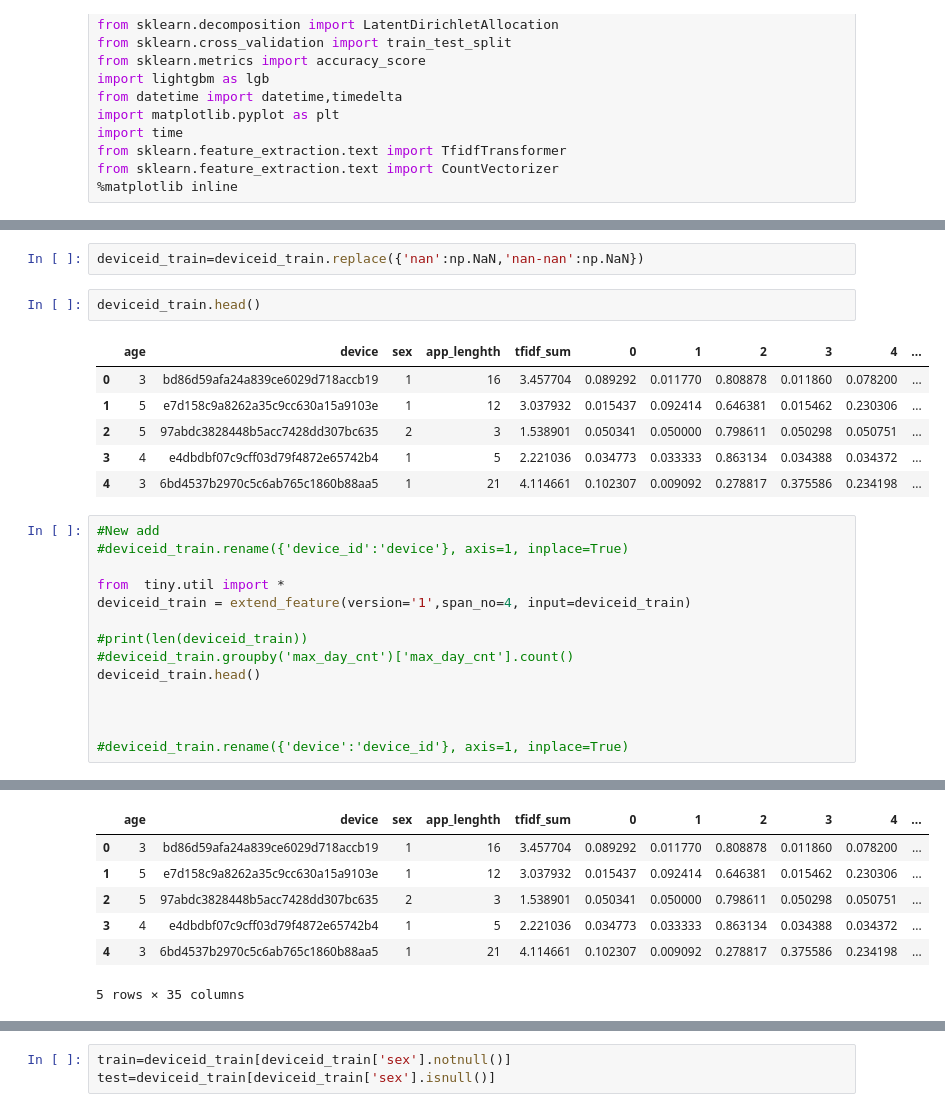
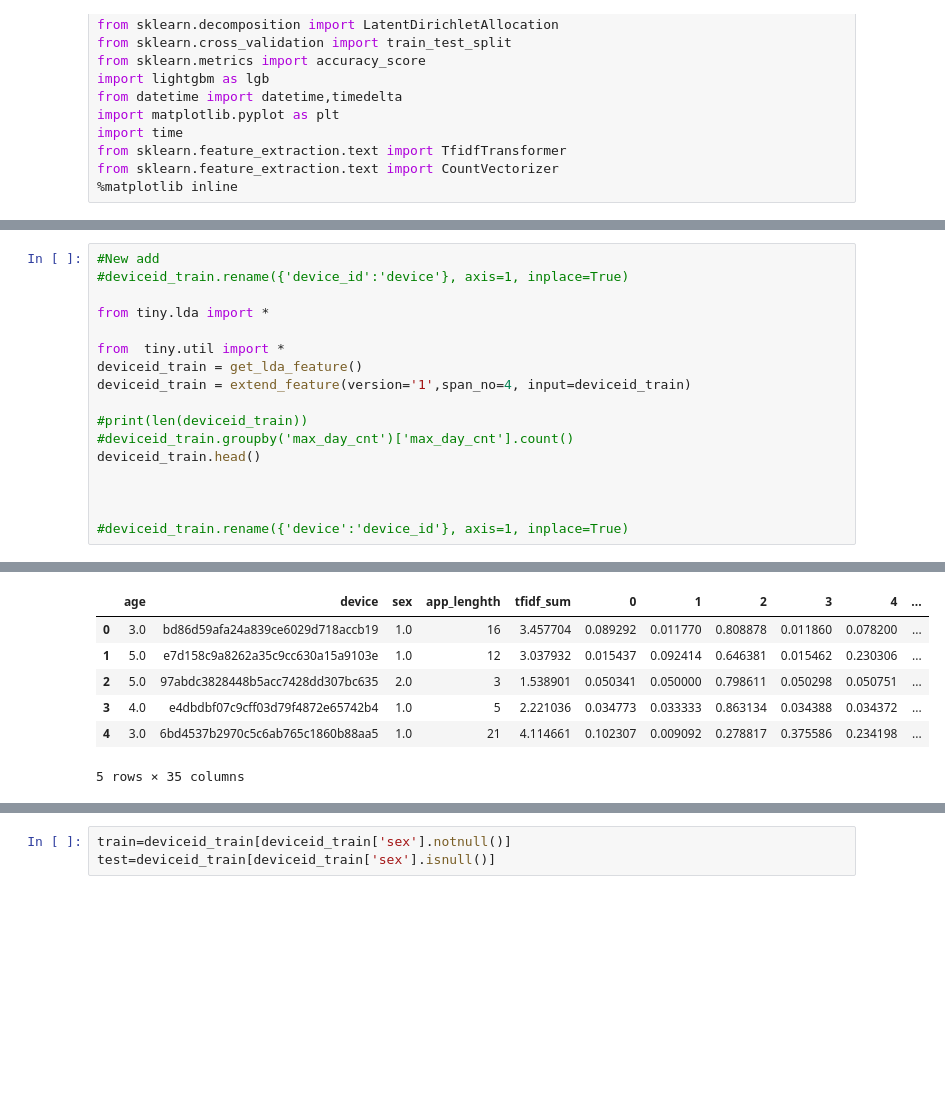
Before and after one commit to Flyfoxs/tinymind_sex_age, a Jupyter notebook: copy.ipynb, the cells around one changed output, grey strips where cells are left out. Cells and saved outputs as stored; diff of their text form; blank space fills up the shorter version.

```diff
--- a/copy.ipynb
+++ b/copy.ipynb
@@ -64,19 +16,11 @@ deviceid_train['sex_age']=deviceid_train['sex']+'-'+deviceid_train['age']
-# %%
-deviceid_train=deviceid_train.replace({'nan':np.NaN,'nan-nan':np.NaN})
-# %%
-deviceid_train.head()
-# %% [output]
-|  | age | device | sex | app_lenghth | tfidf_sum | 0 | 1 | 2 | 3 | 4 | ... |
-| 0 | 3 | bd86d59afa24a839ce6029d718accb19 | 1 | 16 | 3.457704 | 0.089292 | 0.011770 | 0.808878 | 0.011860 | 0.078200 | ... |
-| 1 | 5 | e7d158c9a8262a35c9cc630a15a9103e | 1 | 12 | 3.037932 | 0.015437 | 0.092414 | 0.646381 | 0.015462 | 0.230306 | ... |
-| 2 | 5 | 97abdc3828448b5acc7428dd307bc635 | 2 | 3 | 1.538901 | 0.050341 | 0.050000 | 0.798611 | 0.050298 | 0.050751 | ... |
-| 3 | 4 | e4dbdbf07c9cff03d79f4872e65742b4 | 1 | 5 | 2.221036 | 0.034773 | 0.033333 | 0.863134 | 0.034388 | 0.034372 | ... |
-| 4 | 3 | 6bd4537b2970c5c6ab765c1860b88aa5 | 1 | 21 | 4.114661 | 0.102307 | 0.009092 | 0.278817 | 0.375586 | 0.234198 | ... |
 # %%
 #New add
 #deviceid_train.rename({'device_id':'device'}, axis=1, inplace=True)
 
+from tiny.lda import *
+
 from  tiny.util import *
+deviceid_train = get_lda_feature()
 deviceid_train = extend_feature(version='1',span_no=4, input=deviceid_train)
 
 #print(len(deviceid_train))
@@ -101,9 +48,9 @@ deviceid_train.head()
 |  | age | device | sex | app_lenghth | tfidf_sum | 0 | 1 | 2 | 3 | 4 | ... |
-| 0 | 3 | bd86d59afa24a839ce6029d718accb19 | 1 | 16 | 3.457704 | 0.089292 | 0.011770 | 0.808878 | 0.011860 | 0.078200 | ... |
-| 1 | 5 | e7d158c9a8262a35c9cc630a15a9103e | 1 | 12 | 3.037932 | 0.015437 | 0.092414 | 0.646381 | 0.015462 | 0.230306 | ... |
-| 2 | 5 | 97abdc3828448b5acc7428dd307bc635 | 2 | 3 | 1.538901 | 0.050341 | 0.050000 | 0.798611 | 0.050298 | 0.050751 | ... |
-| 3 | 4 | e4dbdbf07c9cff03d79f4872e65742b4 | 1 | 5 | 2.221036 | 0.034773 | 0.033333 | 0.863134 | 0.034388 | 0.034372 | ... |
-| 4 | 3 | 6bd4537b2970c5c6ab765c1860b88aa5 | 1 | 21 | 4.114661 | 0.102307 | 0.009092 | 0.278817 | 0.375586 | 0.234198 | ... |
+| 0 | 3.0 | bd86d59afa24a839ce6029d718accb19 | 1.0 | 16 | 3.457704 | 0.089292 | 0.011770 | 0.808878 | 0.011860 | 0.078200 | ... |
+| 1 | 5.0 | e7d158c9a8262a35c9cc630a15a9103e | 1.0 | 12 | 3.037932 | 0.015437 | 0.092414 | 0.646381 | 0.015462 | 0.230306 | ... |
+| 2 | 5.0 | 97abdc3828448b5acc7428dd307bc635 | 2.0 | 3 | 1.538901 | 0.050341 | 0.050000 | 0.798611 | 0.050298 | 0.050751 | ... |
+| 3 | 4.0 | e4dbdbf07c9cff03d79f4872e65742b4 | 1.0 | 5 | 2.221036 | 0.034773 | 0.033333 | 0.863134 | 0.034388 | 0.034372 | ... |
+| 4 | 3.0 | 6bd4537b2970c5c6ab765c1860b88aa5 | 1.0 | 21 | 4.114661 | 0.102307 | 0.009092 | 0.278817 | 0.375586 | 0.234198 | ... |
 5 rows × 35 columns
 # %%
 # col_drop = [item for item in deviceid_train.columns if '_p' in str(item)]
```
Also changed, not shown: parts of 11 cells of this notebook.
